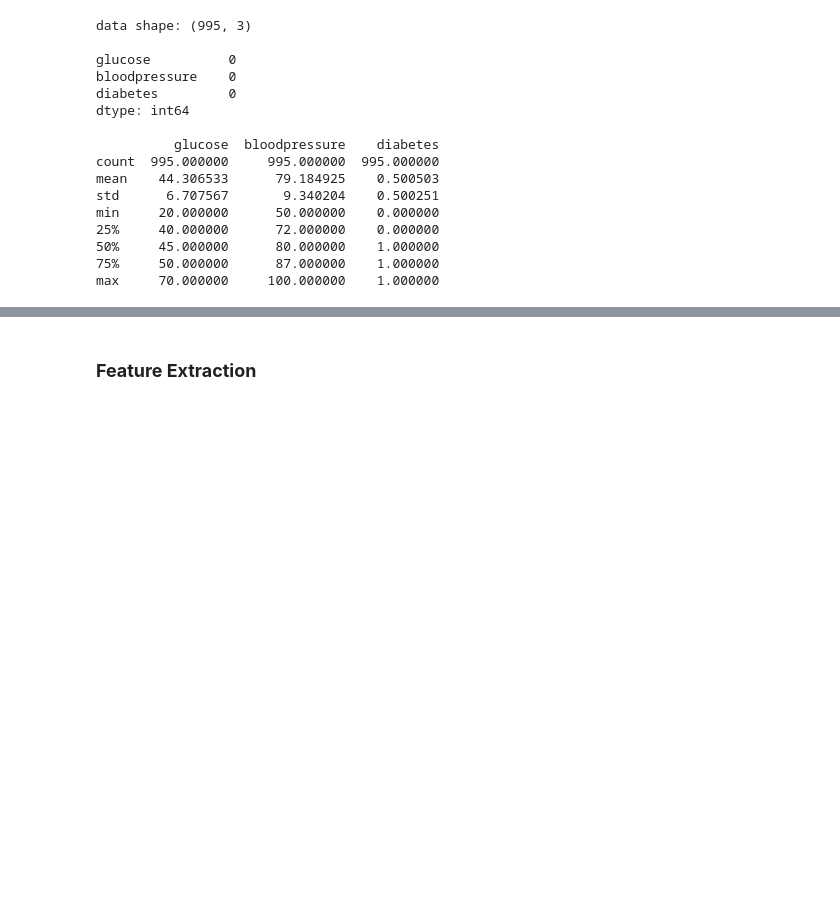
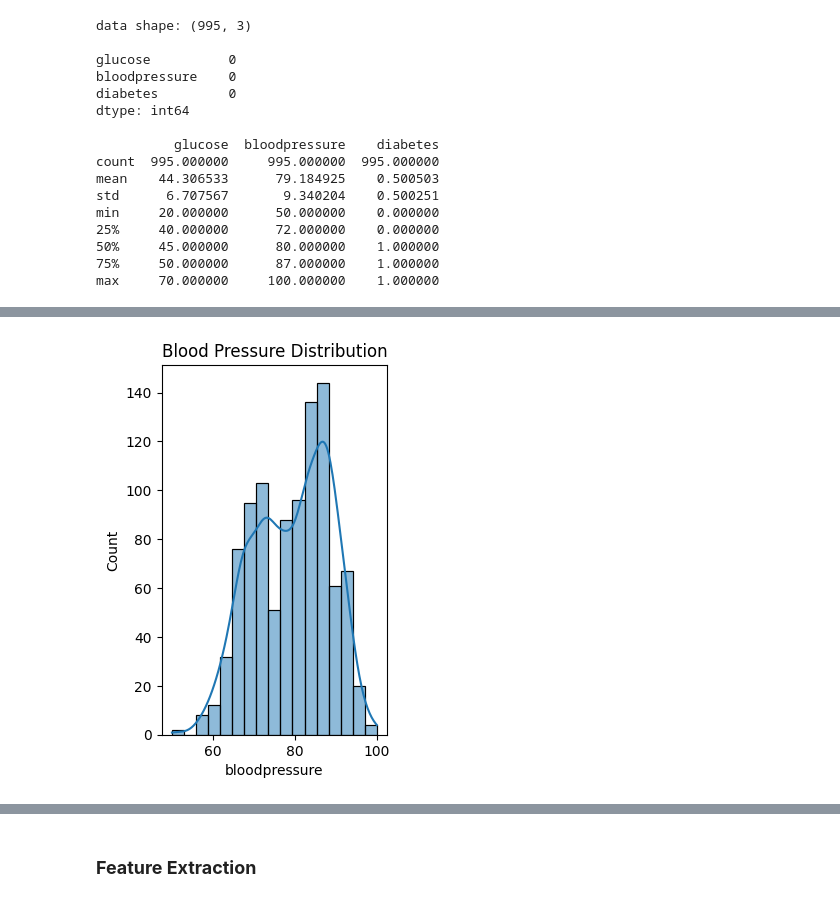
Before and after one commit to NoorFatimaMemon/MachineLearning, a Jupyter notebook: 10_NaiveBayes/10. NaiveBayes.ipynb, the cells around one changed output, grey strips where cells are left out. Cells and saved outputs as stored; diff of their text form; code cells hidden in the pictures; blank space fills up the shorter version.

```diff
--- a/10_NaiveBayes/10. NaiveBayes.ipynb
+++ b/10_NaiveBayes/10. NaiveBayes.ipynb
@@ -47,0 +58,7 @@ max     70.000000     100.000000    1.000000
+# %%
+plt.subplot(1, 2, 2)
+sns.histplot(df['bloodpressure'], kde=True)
+plt.title('Blood Pressure Distribution')
+plt.show()
+# %% [output]
+[figure, added]
```
Also changed, not shown: parts of 9 cells of this notebook.
